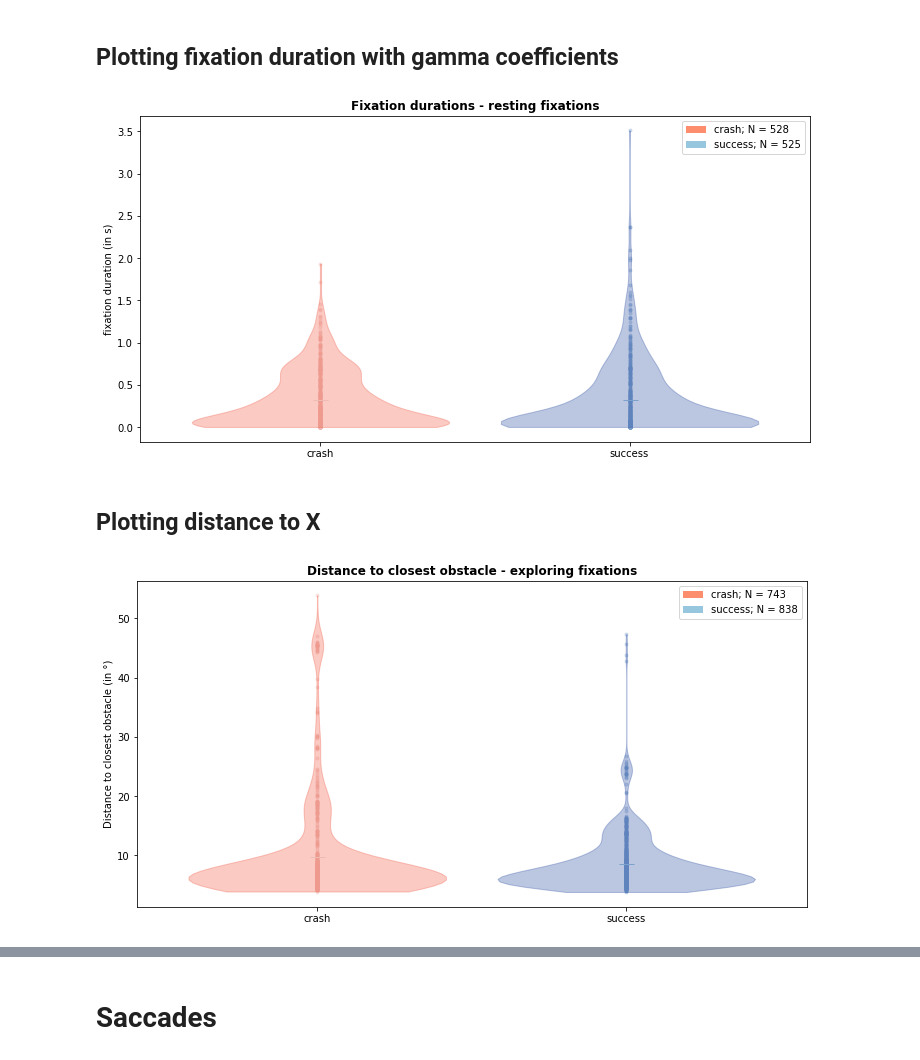
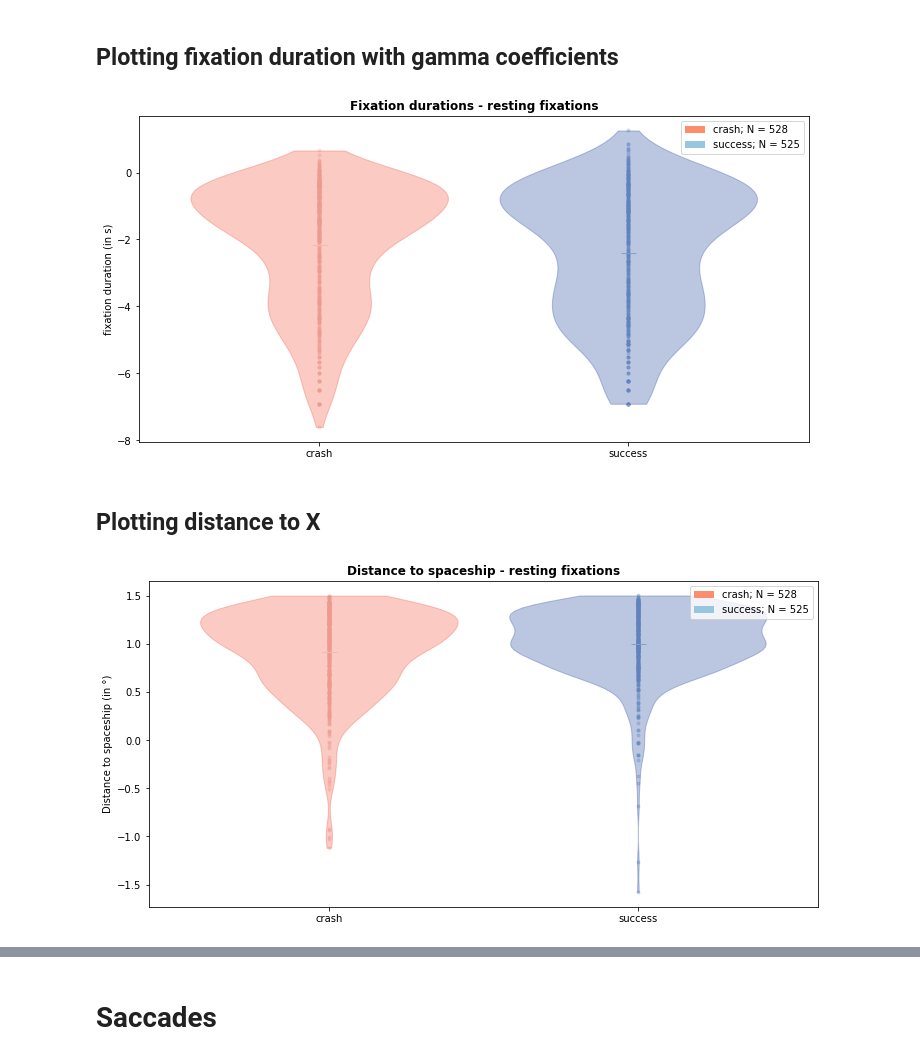
Before and after one commit to nilsheinrich/eye_movement_analysis_moonlander, a Jupyter notebook: plotting_crash_vs_success.ipynb, the cells around one changed output, grey strips where cells are left out. Cells and saved outputs as stored; diff of their text form; code cells hidden in the pictures.

Commit message:
finalized linear models for SMLP + plotting of situational analysis

```diff
--- a/plotting_crash_vs_success.ipynb
+++ b/plotting_crash_vs_success.ipynb
@@ -42,7 +42,7 @@ eye_data
 # %%
 def plot_fixation_duration(eye_data,
                            target_fixations="rest",
-                           dist="gauss",
+                           log=False,
                            crash_intercept = np.nan,
                            success_intercept = np.nan,
                            significance = False,
@@ -53,7 +53,7 @@ def plot_fixation_duration(eye_data,
     """
     :param eye_data: data must contain column for target fixations as well as success column (True vs. False)
     :param target_fixations: "rest" vs. "explore"
-    :param dist: distribution of predicted variable
+    :param log: log-transform distribution of predicted variable, True vs. False
     :param crash_intercept: intercept in linear model - used to draw regression line
     :param success_intercept: intercept in linear model - used to draw regression line
     :param significance: whether comparison in linear model is significant or not
@@ -67,6 +67,12 @@ def plot_fixation_duration(eye_data,
     elif target_fixations == "explore":
         fixation_type = "exploring fixations"
         eye_data = eye_data[eye_data.exploring_fixation == True]
+
+    if log:
+        eye_data["fixation_duration_log"] = np.log(eye_data.fixation_duration)
+        target_col = "fixation_duration_log"
+    else:
+        target_col = "fixation_duration"
 
     fig, ax = plt.subplots(figsize=(12, 6))
 
@@ -98,20 +104,20 @@ def plot_fixation_duration(eye_data,
 
     for eye_data in [eye_data_crash, eye_data_success]:
 
-        plot_labels = [offset[counter]] * eye_data.fixation_duration.count()
-        eye_data["plot_label"] = [offset[counter]] * eye_data.fixation_duration.count()
+        plot_labels = [offset[counter]] * eye_data[target_col].count()
+        eye_data["plot_label"] = [offset[counter]] * eye_data[target_col].count()
 
-        mean_target_fixations[counter] = np.mean(eye_data.fixation_duration)
-        n_target_fixations[counter] = eye_data.fixation_duration.count()
+        mean_target_fixations[counter] = np.mean(eye_data[target_col])
+        n_target_fixations[counter] = eye_data[target_col].count()
 
         # draw on canvas
-        ax.scatter(eye_data.plot_label, eye_data.fixation_duration, marker=".", color=colors_p[counter],
+        ax.scatter(eye_data.plot_label, eye_data[target_col], marker=".", color=colors_p[counter],
                    alpha=0.3)
-        ax.plot(offset[counter], np.mean(eye_data.fixation_duration), marker="_", markersize=15,
+        ax.plot(offset[counter], np.mean(eye_data[target_col]), marker="_", markersize=15,
                 color=colors_p[counter], alpha=1.0)
 
         # display density in violinplot over points
-        violin = ax.violinplot(eye_data.fixation_duration, showextrema=False, positions=[offset[counter]])
+        violin = ax.violinplot(eye_data[target_col], showextrema=False, positions=[offset[counter]])
         violinparts = violin['bodies']
         for vp in violinparts:
             vp.set_facecolor(colors[counter])
@@ -142,11 +148,11 @@ def plot_fixation_duration(eye_data,
 # %%
 eye_data = pd.read_csv("eye_data/situational_analysis_data/situational_fixations_data.csv", index_col=False)
 
-plot_fixation_duration(eye_data, target_fixations="rest", dist="gauss", crash_intercept=np.nan,
+plot_fixation_duration(eye_data, target_fixations="rest", log=True, crash_intercept=np.nan,
                        success_intercept=np.nan, significance=False, safe_plot=False,
                        path_to_save_folder=f"{os.getcwd()}/plots/plot_fixation_duration_crash_vs_success/")
 # %% [output]
-[figure, old version]
+[figure, new version]
 # %% [markdown]
 ## Plotting distance to X
 # %%
@@ -257,9 +266,9 @@ def plot_distance_to_(eye_data,
 # %%
 eye_data = pd.read_csv("eye_data/situational_analysis_data/situational_fixations_data.csv", index_col=False)
 
-plot_distance_to_(eye_data, target_fixations="explore", dist="gauss", crash_intercept=np.nan,
+plot_distance_to_(eye_data, target_fixations="rest", log=True, crash_intercept=np.nan,
                   success_intercept=np.nan, significance=False, safe_plot=False,
                   path_to_save_folder=f"{os.getcwd()}/plots/plot_distance_to_x_crash_vs_success/")
 # %% [output]
-[figure, old version]
+[figure, new version]
 # %%
```
Also changed, not shown: parts of 8 cells of this notebook, 2 other files.
